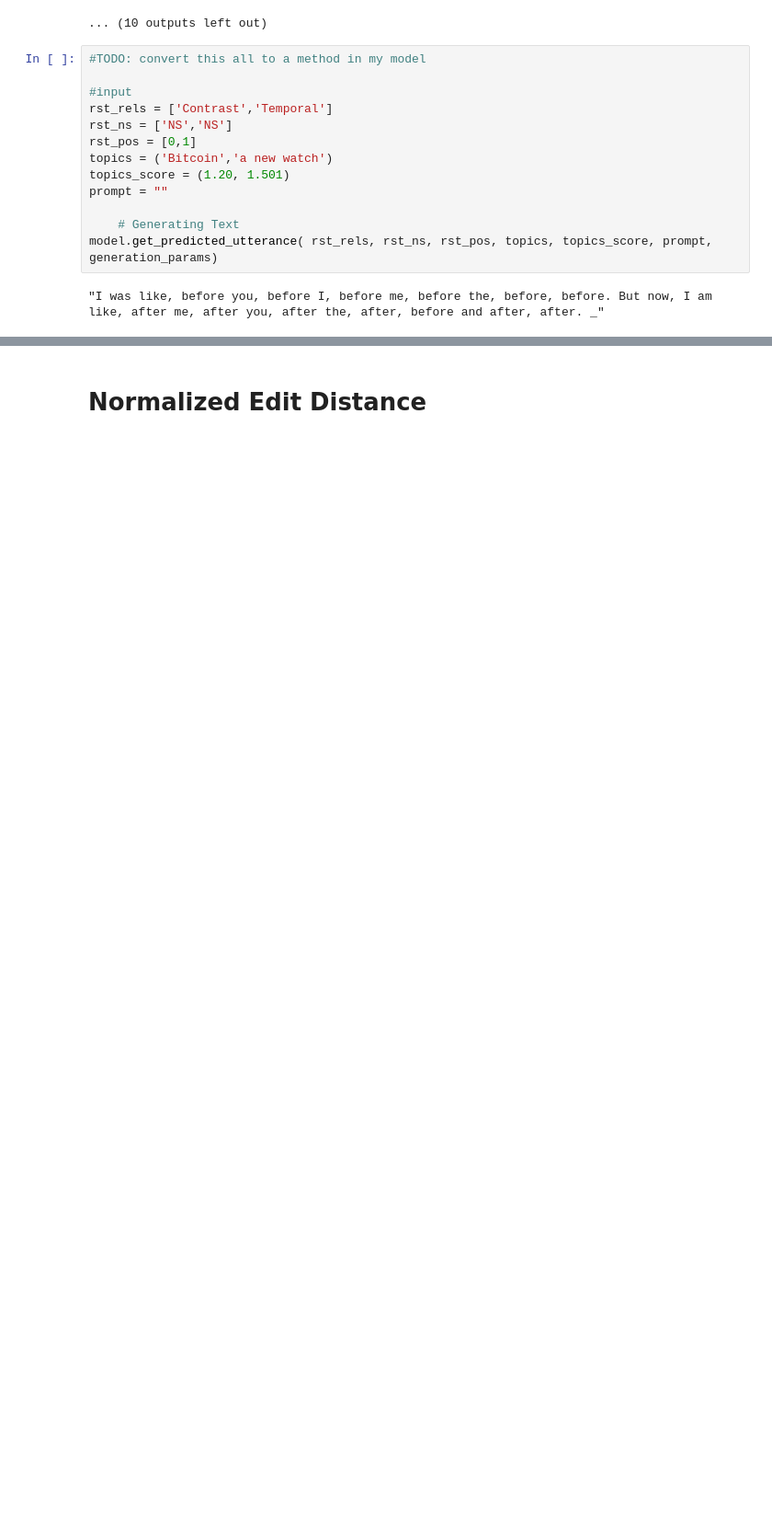
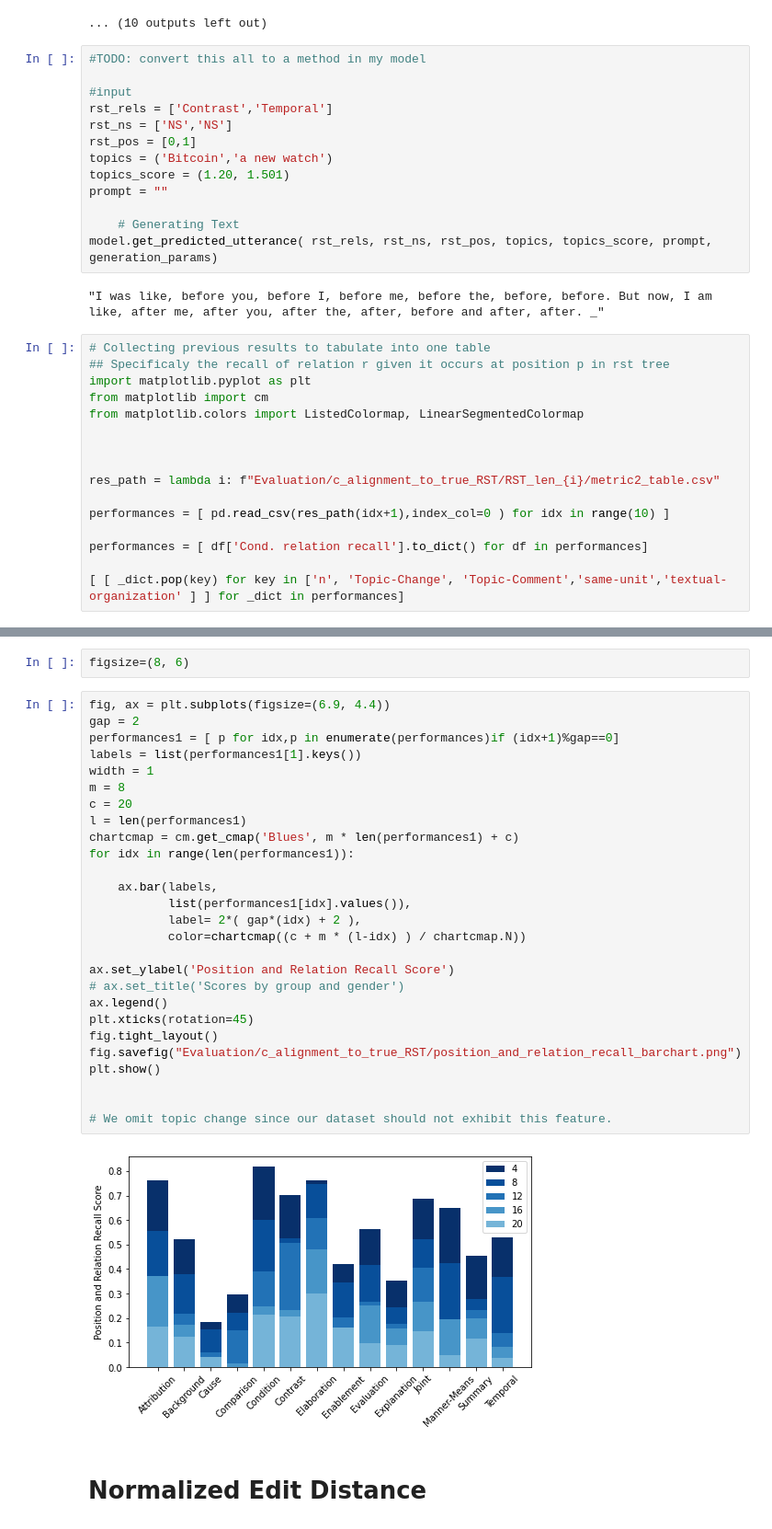
Before and after one commit to Rilwan-Adewoyin/RSTGen, a Jupyter notebook: rl_conv/pretrain/NLG/Experiments.ipynb, the cells around one changed output, grey strips where cells are left out. Shown at 92% size. Cells and saved outputs as stored; diff of their text form; blank space fills up the shorter version.

```diff
--- a/rl_conv/pretrain/NLG/Experiments.ipynb
+++ b/rl_conv/pretrain/NLG/Experiments.ipynb
@@ -1354,3 +1385,19 @@ prompt = ""
 model.get_predicted_utterance( rst_rels, rst_ns, rst_pos, topics, topics_score, prompt, generation_params)
 # %% [output]
 "I was like, before you, before I, before me, before the, before, before. But now, I am like, after me, after you, after the, after, before and after, after. _"
+# %%
+# Collecting previous results to tabulate into one table
+## Specificaly the recall of relation r given it occurs at position p in rst tree
+import matplotlib.pyplot as plt
+from matplotlib import cm
+from matplotlib.colors import ListedColormap, LinearSegmentedColormap
+
+
+
+res_path = lambda i: f"Evaluation/c_alignment_to_true_RST/RST_len_{i}/metric2_table.csv"
+
+performances = [ pd.read_csv(res_path(idx+1),index_col=0 ) for idx in range(10) ]
+
+performances = [ df['Cond. relation recall'].to_dict() for df in performances]
+
+[ [ _dict.pop(key) for key in ['n', 'Topic-Change', 'Topic-Comment','same-unit','textual-organization' ] ] for _dict in performances]
@@ -1357,3 +1435,34 @@ model.get_predicted_utterance( rst_rels, rst_ns, rst_pos, topics, topics_score,
+# %%
+figsize=(8, 6)
+# %%
+fig, ax = plt.subplots(figsize=(6.9, 4.4))
+gap = 2
+performances1 = [ p for idx,p in enumerate(performances)if (idx+1)%gap==0]
+labels = list(performances1[1].keys())
+width = 1
+m = 8
+c = 20
+l = len(performances1)
+chartcmap = cm.get_cmap('Blues', m * len(performances1) + c)
+for idx in range(len(performances1)):
+
+    ax.bar(labels,
+           list(performances1[idx].values()),
+           label= 2*( gap*(idx) + 2 ),
+           color=chartcmap((c + m * (l-idx) ) / chartcmap.N))
+
+ax.set_ylabel('Position and Relation Recall Score')
+# ax.set_title('Scores by group and gender')
+ax.legend()
+plt.xticks(rotation=45)
+fig.tight_layout()
+fig.savefig("Evaluation/c_alignment_to_true_RST/position_and_relation_recall_barchart.png")
+plt.show()
+
+
+# We omit topic change since our dataset should not exhibit this feature.
+# %% [output]
+[figure, added]
 # %% [markdown]
 # Normalized Edit Distance
 # %%
```
Also changed, not shown: parts of 5 cells of this notebook, 16 other files.
